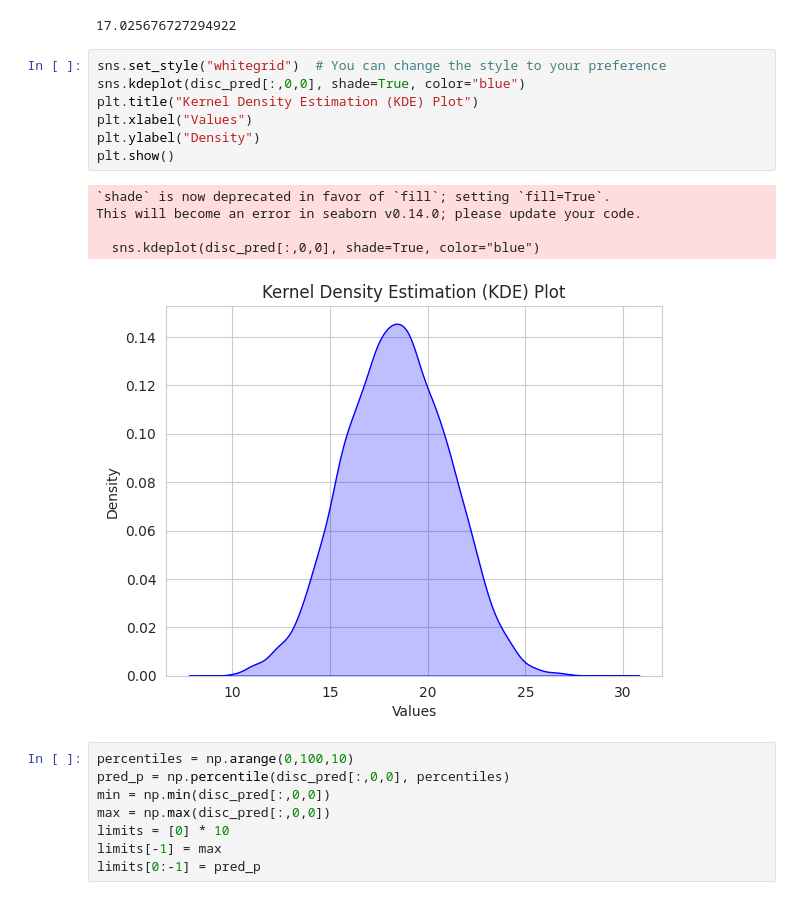
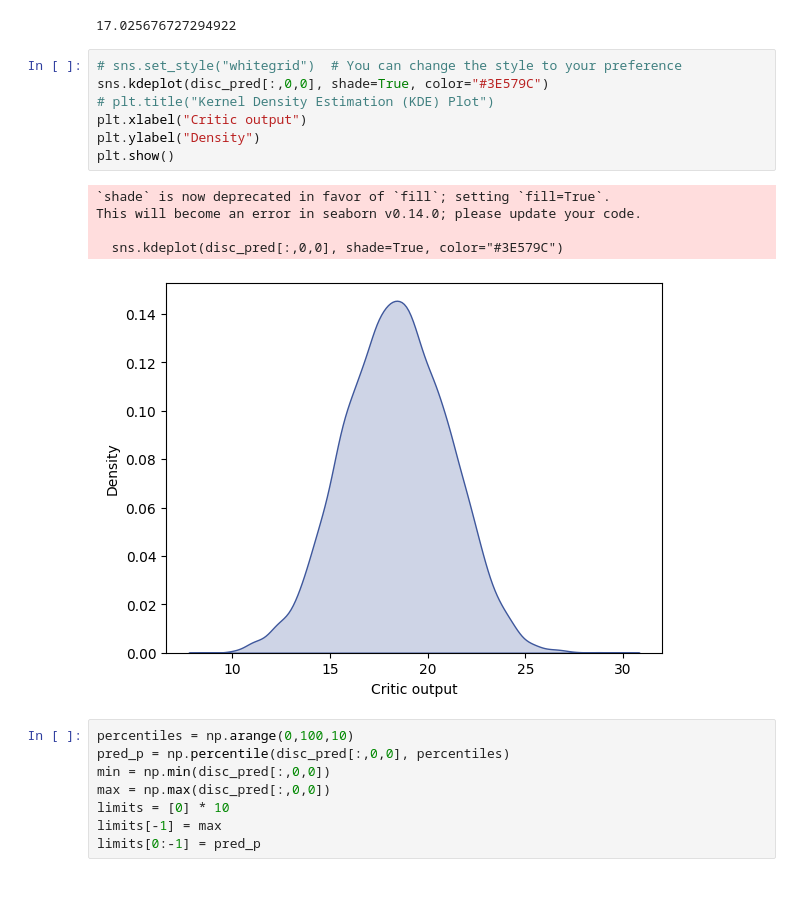
Before and after one commit to vosps/tropical_cyclone, a Jupyter notebook: tracking/9_interpretability.ipynb, the cells around one changed output. Saved outputs shown, nothing was run; the diff lists cells and outputs as text.

```diff
--- a/tracking/9_interpretability.ipynb
+++ b/tracking/9_interpretability.ipynb
@@ -30,18 +31,18 @@ print(disc_pred[10,0,2])
 # %% [output]
 17.025676727294922
 # %%
-sns.set_style("whitegrid")  # You can change the style to your preference
-sns.kdeplot(disc_pred[:,0,0], shade=True, color="blue")
-plt.title("Kernel Density Estimation (KDE) Plot")
-plt.xlabel("Values")
+# sns.set_style("whitegrid")  # You can change the style to your preference
+sns.kdeplot(disc_pred[:,0,0], shade=True, color="#3E579C")
+# plt.title("Kernel Density Estimation (KDE) Plot")
+plt.xlabel("Critic output")
 plt.ylabel("Density")
 plt.show()
 # %% [output]
 `shade` is now deprecated in favor of `fill`; setting `fill=True`.
 This will become an error in seaborn v0.14.0; please update your code.
 
-  sns.kdeplot(disc_pred[:,0,0], shade=True, color="blue")
+  sns.kdeplot(disc_pred[:,0,0], shade=True, color="#3E579C")
-[figure, old version]
+[figure, new version]
 # %%
 percentiles = np.arange(0,100,10)
 pred_p = np.percentile(disc_pred[:,0,0], percentiles)
```
Also changed, not shown: parts of 6 cells of this notebook, 4 other files.
